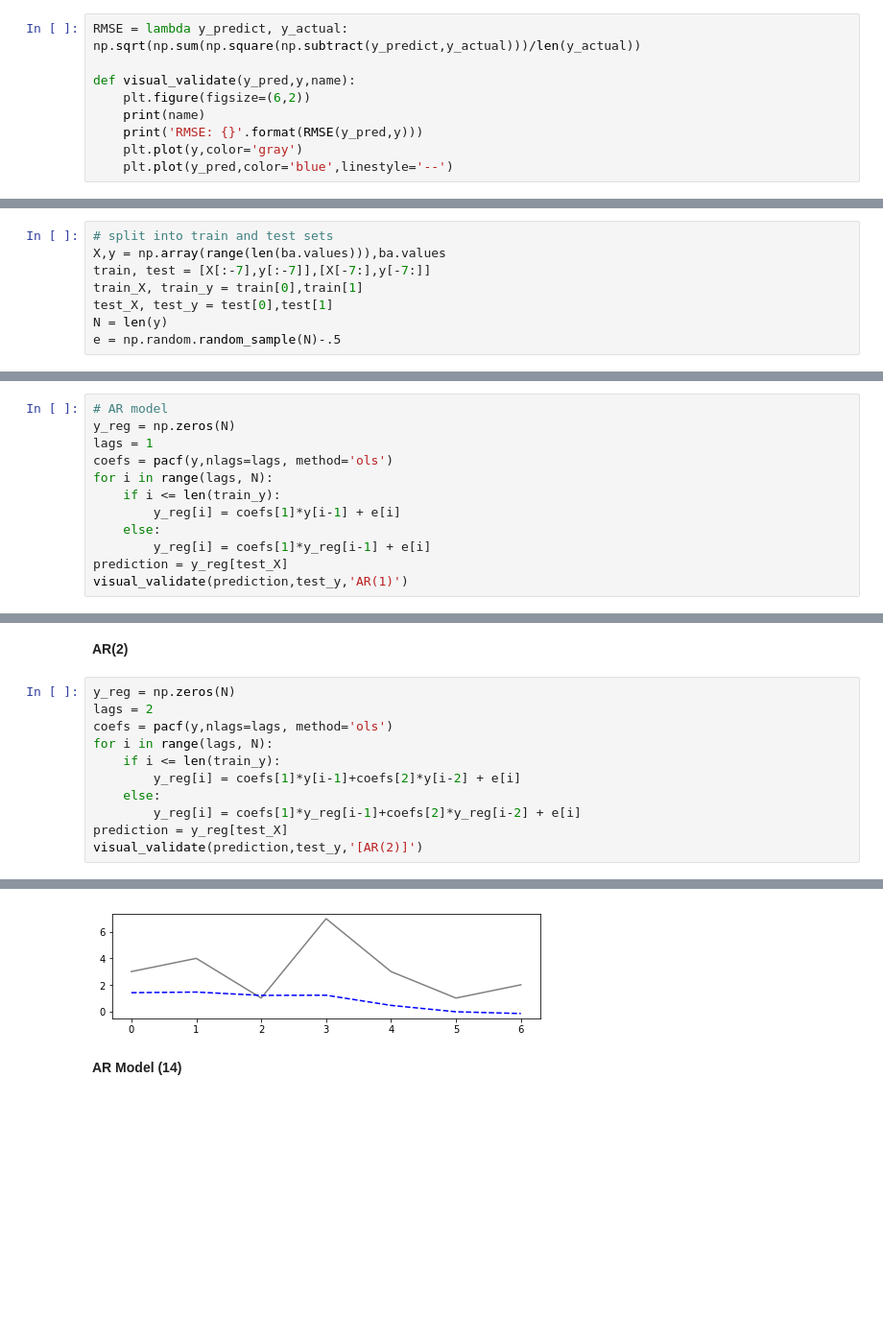
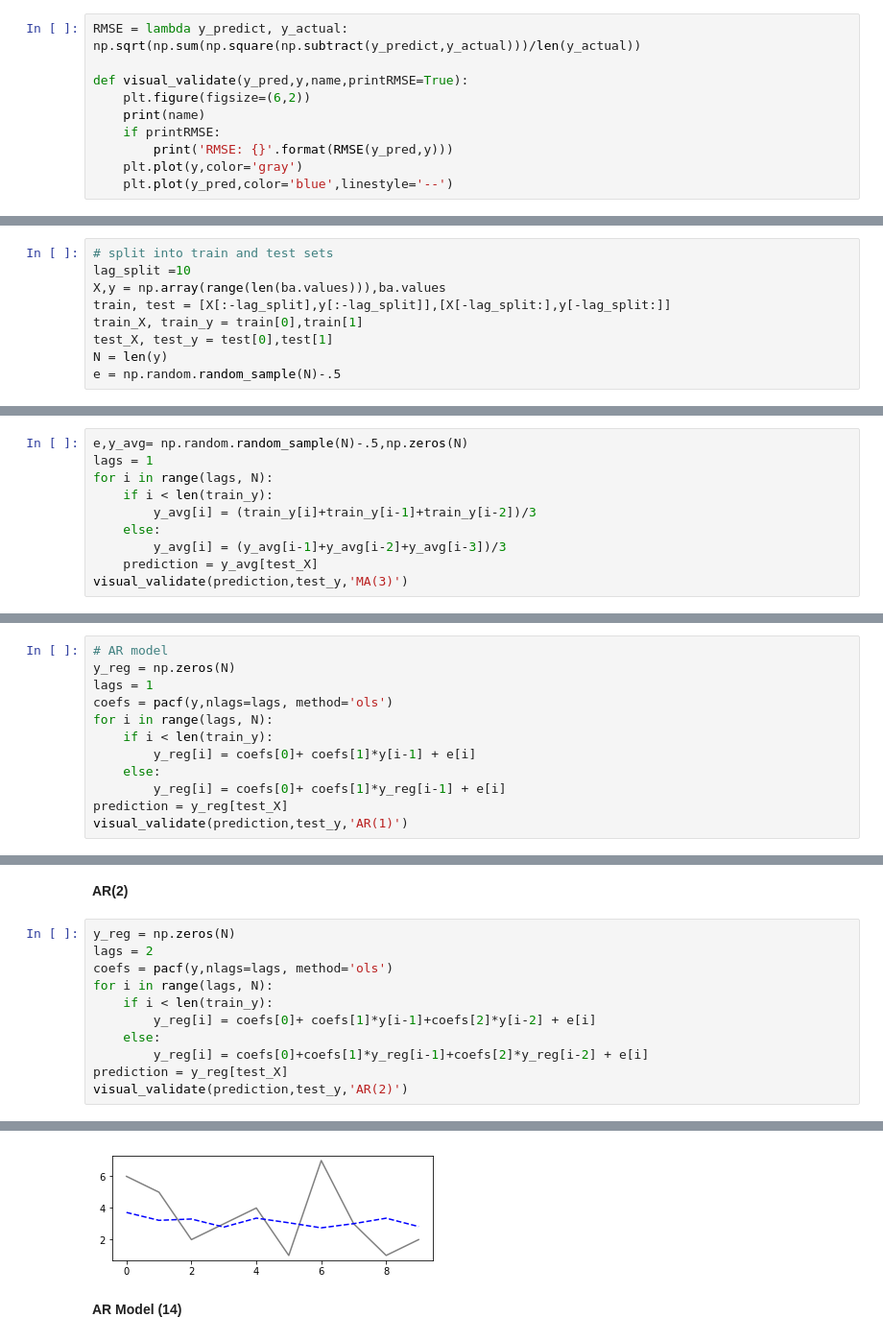
Before and after one commit to kimrharper/thinkful, a Jupyter notebook: capstone/capstone-odot-bikeaccident.ipynb, the cells around one changed output, grey strips where cells are left out. Shown at 96% size. Drawn from its saved outputs; the diff is of its cells as text; blank space fills up the shorter version.

```diff
--- a/capstone/capstone-odot-bikeaccident.ipynb
+++ b/capstone/capstone-odot-bikeaccident.ipynb
@@ -124,18 +137,20 @@ __Functions__
 # %%
 RMSE = lambda y_predict, y_actual: np.sqrt(np.sum(np.square(np.subtract(y_predict,y_actual)))/len(y_actual))
 
-def visual_validate(y_pred,y,name):
+def visual_validate(y_pred,y,name,printRMSE=True):
     plt.figure(figsize=(6,2))
     print(name)
-    print('RMSE: {}'.format(RMSE(y_pred,y)))
+    if printRMSE:
+        print('RMSE: {}'.format(RMSE(y_pred,y)))
     plt.plot(y,color='gray')
     plt.plot(y_pred,color='blue',linestyle='--')
 # %% [markdown]
 __Test/Train__
 # %%
 # split into train and test sets
+lag_split =10
 X,y = np.array(range(len(ba.values))),ba.values
-train, test = [X[:-7],y[:-7]],[X[-7:],y[-7:]]
+train, test = [X[:-lag_split],y[:-lag_split]],[X[-lag_split:],y[-lag_split:]]
 train_X, train_y = train[0],train[1]
 test_X, test_y = test[0],test[1]
 N = len(y)
@@ -268,0 +286,10 @@ _Lag Plot - Looks somewhat elliptical?_
+# %%
+e,y_avg= np.random.random_sample(N)-.5,np.zeros(N)
+lags = 1
+for i in range(lags, N):
+    if i < len(train_y):
+        y_avg[i] = (train_y[i]+train_y[i-1]+train_y[i-2])/3
+    else:
+        y_avg[i] = (y_avg[i-1]+y_avg[i-2]+y_avg[i-3])/3
+    prediction = y_avg[test_X]
+visual_validate(prediction,test_y,'MA(3)')
@@ -292,10 +323,10 @@ y_reg = np.zeros(N)
 lags = 1
 coefs = pacf(y,nlags=lags, method='ols')
 for i in range(lags, N):
-    if i <= len(train_y):
-        y_reg[i] = coefs[1]*y[i-1] + e[i]
+    if i < len(train_y):
+        y_reg[i] = coefs[0]+ coefs[1]*y[i-1] + e[i]
     else:
-        y_reg[i] = coefs[1]*y_reg[i-1] + e[i]
+        y_reg[i] = coefs[0]+ coefs[1]*y_reg[i-1] + e[i]
 prediction = y_reg[test_X]
 visual_validate(prediction,test_y,'AR(1)')
 # %% [output]
@@ -309,10 +340,10 @@ y_reg = np.zeros(N)
 lags = 2
 coefs = pacf(y,nlags=lags, method='ols')
 for i in range(lags, N):
-    if i <= len(train_y):
-        y_reg[i] = coefs[1]*y[i-1]+coefs[2]*y[i-2] + e[i]
+    if i < len(train_y):
+        y_reg[i] = coefs[0]+ coefs[1]*y[i-1]+coefs[2]*y[i-2] + e[i]
     else:
-        y_reg[i] = coefs[1]*y_reg[i-1]+coefs[2]*y_reg[i-2] + e[i]
+        y_reg[i] = coefs[0]+coefs[1]*y_reg[i-1]+coefs[2]*y_reg[i-2] + e[i]
 prediction = y_reg[test_X]
-visual_validate(prediction,test_y,'[AR(2)]')
+visual_validate(prediction,test_y,'AR(2)')
 # %% [output]
@@ -321,4 +352,4 @@ RMSE: 2.7991439691102116
-[figure, old version]
+[figure, new version]
 # %% [markdown]
 __AR Model (14)__
 # %%
```
Also changed, not shown: parts of 30 cells of this notebook.
